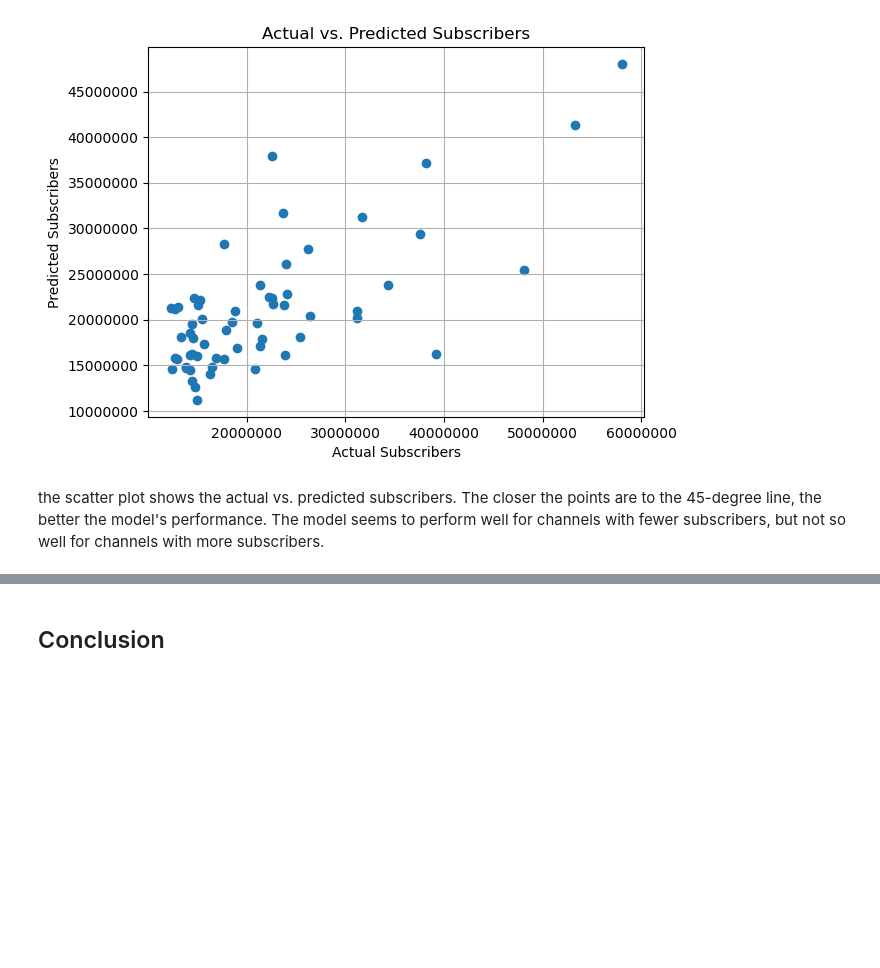
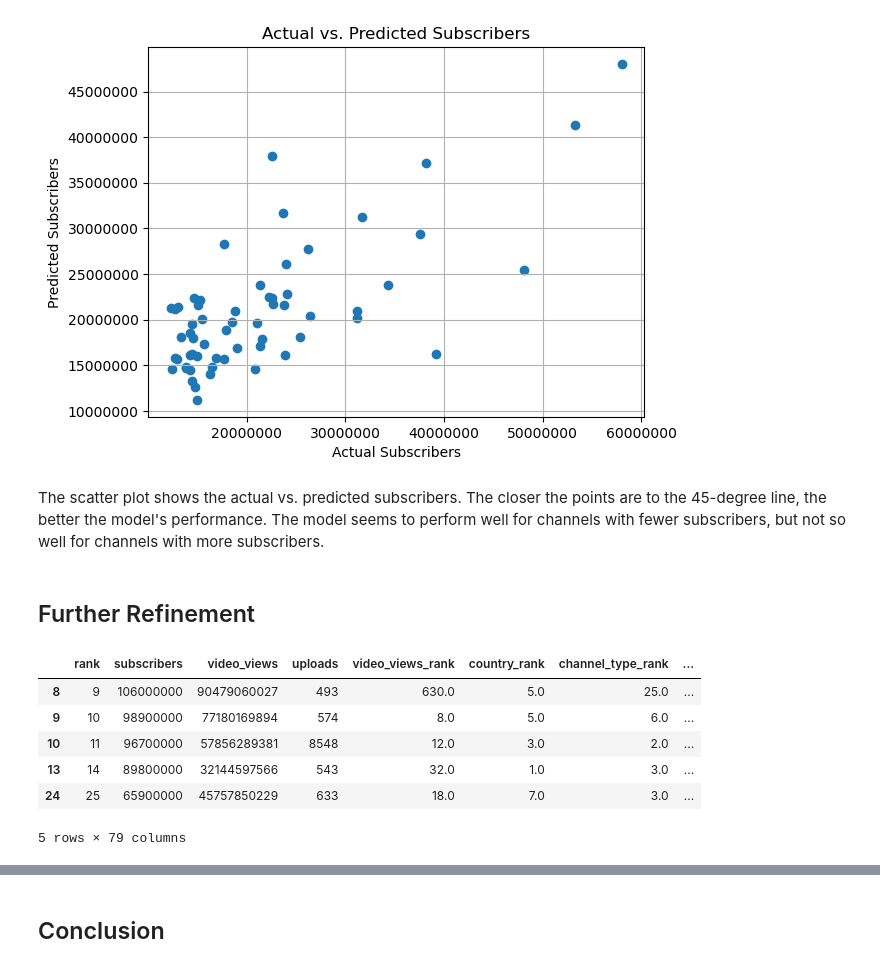
Before and after one commit to zoeyespinoza/Youtube-Statistical-Analysis, a Jupyter notebook: Youtube_Statistics.ipynb, the cells around one changed output, grey strips where cells are left out. Saved outputs shown, nothing was run; the diff lists cells and outputs as text; code cells hidden in the pictures; blank space fills up the shorter version.

Commit message:
upload notebook

```diff
--- a/Youtube_Statistics.ipynb
+++ b/Youtube_Statistics.ipynb
@@ -748,4 +747,22 @@ plt.show()
 # %% [output]
 [figure]
 # %% [markdown]
-the scatter plot shows the actual vs. predicted subscribers. The closer the points are to the 45-degree line, the better the model's performance. The model seems to perform well for channels with fewer subscribers, but not so well for channels with more subscribers.
+The scatter plot shows the actual vs. predicted subscribers. The closer the points are to the 45-degree line, the better the model's performance. The model seems to perform well for channels with fewer subscribers, but not so well for channels with more subscribers.
+# %% [markdown]
+## Further Refinement
+# %%
+data = data.drop(columns=['youtuber', 'title', 'abbreviation'])
+
+# Perform one-hot encoding for the  categorical columns and drop the first category for each
+data_encoded = pd.get_dummies(data, columns=['category', 'country', 'channel_type'], drop_first=True)
+
+#
+data_encoded.head()
+# %% [output]
+|  | rank | subscribers | video_views | uploads | video_views_rank | country_rank | channel_type_rank | ... |
+| 8 | 9 | 106000000 | 90479060027 | 493 | 630.0 | 5.0 | 25.0 | ... |
+| 9 | 10 | 98900000 | 77180169894 | 574 | 8.0 | 5.0 | 6.0 | ... |
+| 10 | 11 | 96700000 | 57856289381 | 8548 | 12.0 | 3.0 | 2.0 | ... |
+| 13 | 14 | 89800000 | 32144597566 | 543 | 32.0 | 1.0 | 3.0 | ... |
+| 24 | 25 | 65900000 | 45757850229 | 633 | 18.0 | 7.0 | 3.0 | ... |
+5 rows × 79 columns
```
Also changed, not shown: parts of 11 cells of this notebook.
